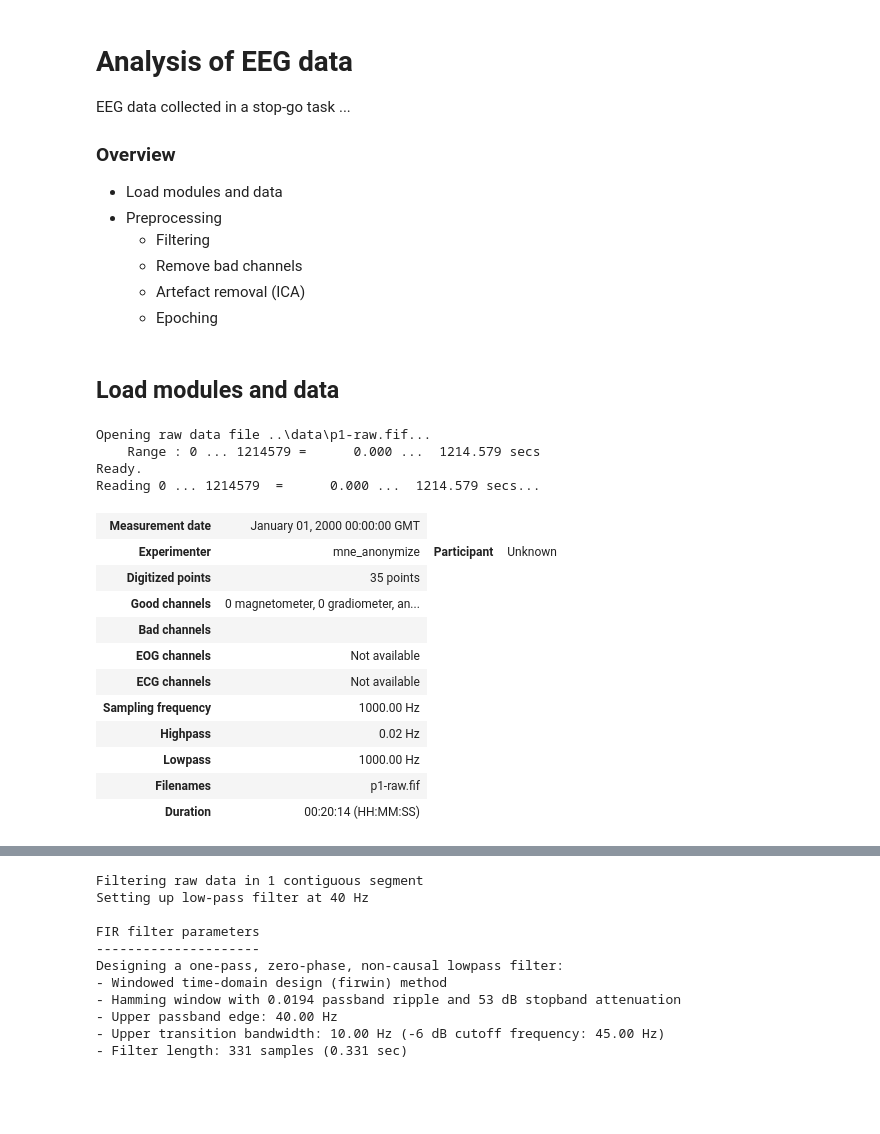
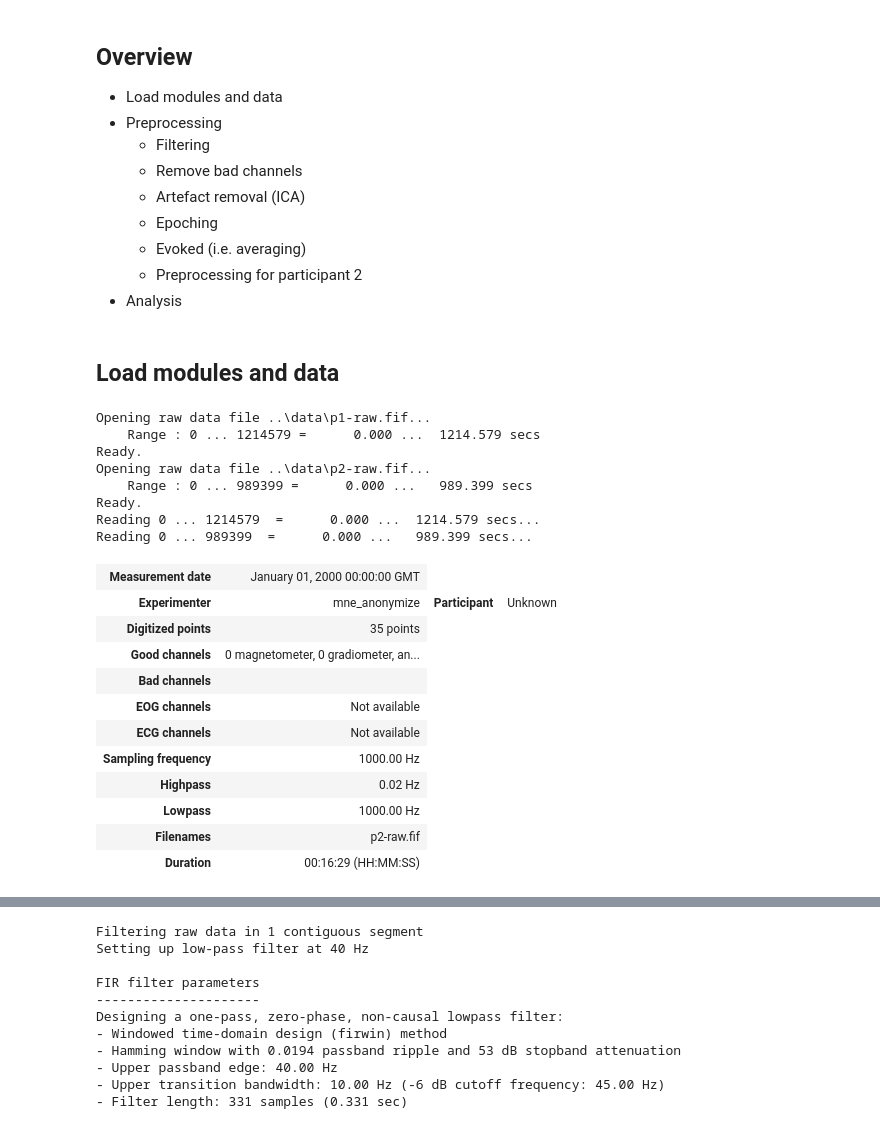
Before and after one commit to saraoe/ACN_2021, a Jupyter notebook: portfolio/portfolio_nb.ipynb, the cells around one changed output, grey strips where cells are left out. Drawn from its saved outputs; the diff is of its cells as text; code cells hidden in the pictures; blank space fills up the shorter version.

Commit message:
p2 preprocessing

```diff
--- a/portfolio/portfolio_nb.ipynb
+++ b/portfolio/portfolio_nb.ipynb
@@ -1,15 +7,14 @@
 # %% [markdown]
-# Analysis of EEG data
-
-EEG data collected in a stop-go task ...
-
-### Overview
+## Overview
 - Load modules and data
 - Preprocessing
     - Filtering
     - Remove bad channels
     - Artefact removal (ICA)
     - Epoching
+    - Evoked (i.e. averaging)
+    - Preprocessing for participant 2
+- Analysis
 # %% [markdown]
 ## Load modules and data
 # %%
@@ -21,23 +25,32 @@ import os
 
 from trigger_function import convert_triggers
 # %%
-filepath = os.path.join("..", "data", "p1-raw.fif")
-raw = mne.io.read_raw_fif(filepath)
-raw.load_data()
+filepath_p1 = os.path.join("..", "data", "p1-raw.fif")
+filepath_p2 = os.path.join("..", "data", "p2-raw.fif")
+
+raw1 = mne.io.read_raw_fif(filepath_p1)
+raw2 = mne.io.read_raw_fif(filepath_p2)
+
+raw1.load_data()
+raw2.load_data()
 # %% [output]
 Opening raw data file ..\data\p1-raw.fif...
     Range : 0 ... 1214579 =      0.000 ...  1214.579 secs
 Ready.
+Opening raw data file ..\data\p2-raw.fif...
+    Range : 0 ... 989399 =      0.000 ...   989.399 secs
+Ready.
 Reading 0 ... 1214579  =      0.000 ...  1214.579 secs...
+Reading 0 ... 989399  =      0.000 ...   989.399 secs...
 | Measurement date | January 01, 2000 00:00:00 GMT |
 | Experimenter | mne_anonymize | Participant | Unknown |
 | Digitized points | 35 points |
 | Good channels | 0 magnetometer, 0 gradiometer, an... |
 | Bad channels |  |
 | EOG channels | Not available |
 | ECG channels | Not available |
 | Sampling frequency | 1000.00 Hz |
 | Highpass | 0.02 Hz |
 | Lowpass | 1000.00 Hz |
-| Filenames | p1-raw.fif |
-| Duration | 00:20:14 (HH:MM:SS) |
+| Filenames | p2-raw.fif |
+| Duration | 00:16:29 (HH:MM:SS) |
```
Also changed, not shown: parts of 35 cells of this notebook.
